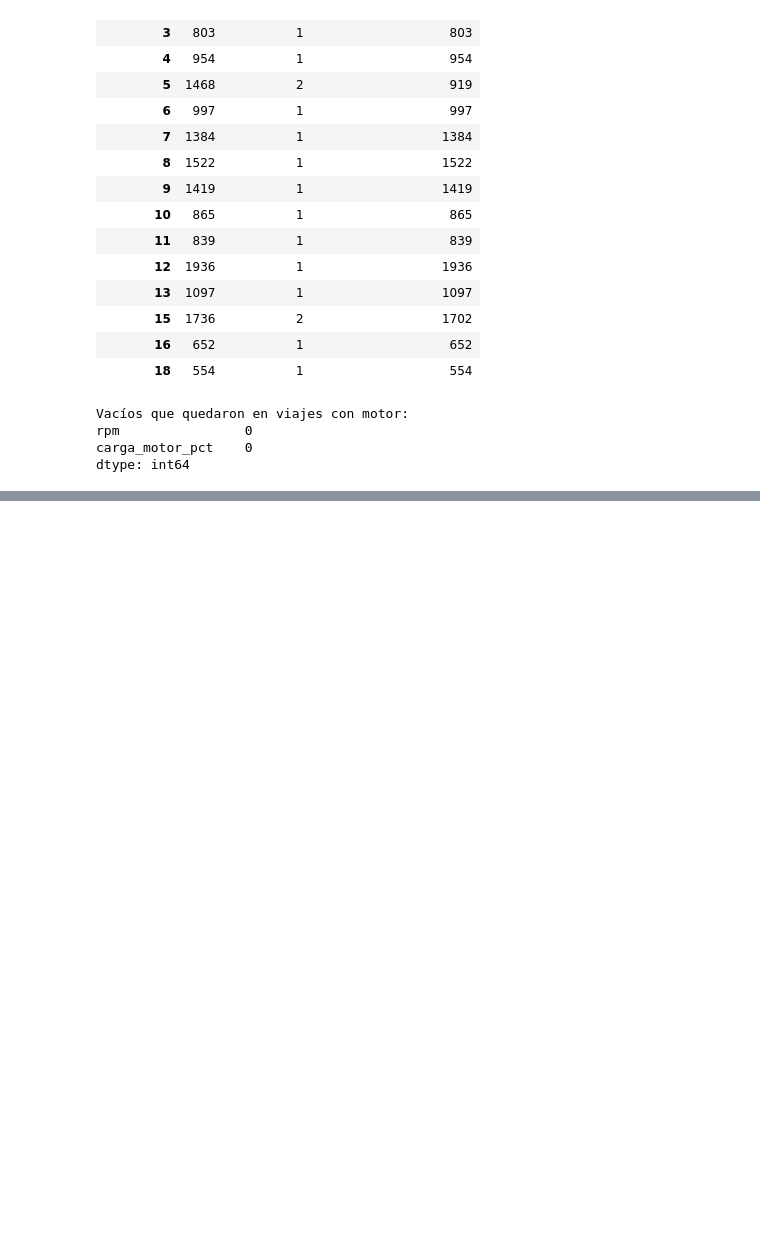
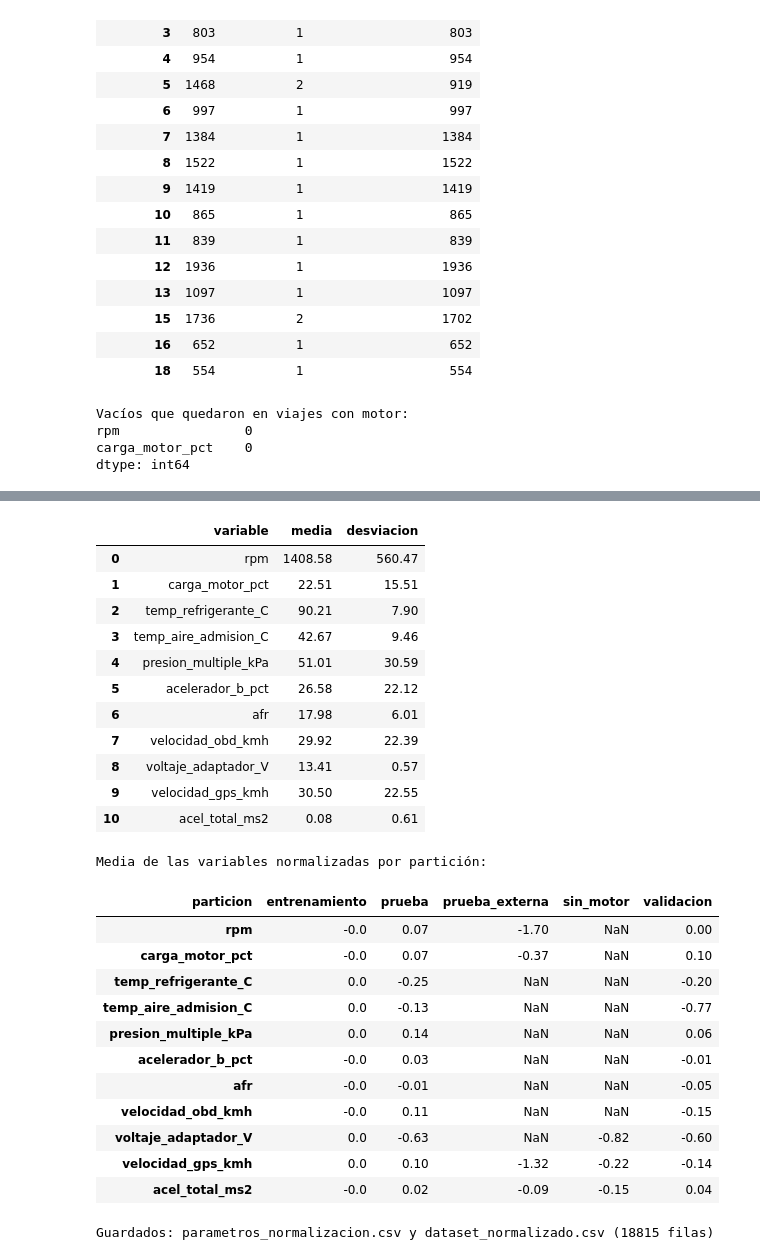
Before and after one commit to AlfCR/dnn-estadia, a Jupyter notebook: dnn_estadia_ACP.ipynb, the cells around one changed output, grey strips where cells are left out. Cells and saved outputs as stored; diff of their text form; code cells hidden in the pictures; blank space fills up the shorter version.

Commit message:
Limpieza, partición, normalización y ventanas.

```diff
--- a/dnn_estadia_ACP.ipynb
+++ b/dnn_estadia_ACP.ipynb
@@ -820,0 +873,72 @@ dtype: int64
+# %%
+#Celda 15 -> Normalización
+import pandas as pd
+import numpy as np
+import os
+
+df_part = pd.read_csv(os.path.join(ruta_salida, 'dataset_1hz_particionado.csv'), parse_dates=['timestamp'])
+
+VARIABLES_MODELO = [
+    'rpm', 'carga_motor_pct', 'temp_refrigerante_C', 'temp_aire_admision_C',
+    'presion_multiple_kPa', 'acelerador_b_pct', 'afr', 'velocidad_obd_kmh',
+    'voltaje_adaptador_V', 'velocidad_gps_kmh', 'acel_total_ms2'
+]
+PARTICIONES_MODELO = ['entrenamiento', 'validacion', 'prueba']
+
+# Comprobación previa: las variables existen y no hay vacíos en las filas del modelo
+assert set(VARIABLES_MODELO) <= set(df_part.columns), "Falta alguna variable en el dataset."
+modelo = df_part['particion'].isin(PARTICIONES_MODELO)
+assert df_part.loc[modelo, VARIABLES_MODELO].notna().all().all(), "Hay vacíos en las filas del modelo."
+
+# Media y desviación solo con entrenamiento
+entrenamiento = df_part[df_part['particion'] == 'entrenamiento']
+media = entrenamiento[VARIABLES_MODELO].mean()
+desviacion = entrenamiento[VARIABLES_MODELO].std()
+assert (desviacion > 0).all(), "Hay variables con desviación cero en entrenamiento."
+
+# Aplicar la misma escala a todas las filas
+df_norm = df_part.copy()
+df_norm[VARIABLES_MODELO] = (df_norm[VARIABLES_MODELO] - media) / desviacion
+
+# Comprobaciones: entrenamiento con media 0 y desviación 1; sin infinitos
+z_train = df_norm.loc[df_norm['particion'] == 'entrenamiento', VARIABLES_MODELO]
+assert np.allclose(z_train.mean(), 0, atol=1e-6), "La media en entrenamiento no es 0."
+assert np.allclose(z_train.std(), 1, atol=1e-6), "La desviación en entrenamiento no es 1."
+assert not np.isinf(df_norm[VARIABLES_MODELO].to_numpy()).any(), "Hay valores infinitos."
+
+# Guardar parámetros y el dataset
+parametros = pd.DataFrame({'variable': VARIABLES_MODELO, 'media': media.values, 'desviacion': desviacion.values})
+parametros.to_csv(os.path.join(ruta_salida, 'parametros_normalizacion.csv'), index=False)
+df_norm.to_csv(os.path.join(ruta_salida, 'dataset_normalizado.csv'), index=False)
+
+display(parametros.round(2))
+print("\nMedia de las variables normalizadas por partición:")
+display(df_norm.groupby('particion')[VARIABLES_MODELO].mean().round(2).T)
+print(f"\nGuardados: parametros_normalizacion.csv y dataset_normalizado.csv ({len(df_norm)} filas)")
+# %% [output]
+|  | variable | media | desviacion |
+| 0 | rpm | 1408.58 | 560.47 |
+| 1 | carga_motor_pct | 22.51 | 15.51 |
+| 2 | temp_refrigerante_C | 90.21 | 7.90 |
+| 3 | temp_aire_admision_C | 42.67 | 9.46 |
+| 4 | presion_multiple_kPa | 51.01 | 30.59 |
+| 5 | acelerador_b_pct | 26.58 | 22.12 |
+| 6 | afr | 17.98 | 6.01 |
+| 7 | velocidad_obd_kmh | 29.92 | 22.39 |
+| 8 | voltaje_adaptador_V | 13.41 | 0.57 |
+| 9 | velocidad_gps_kmh | 30.50 | 22.55 |
+| 10 | acel_total_ms2 | 0.08 | 0.61 |
+Media de las variables normalizadas por partición:
+| particion | entrenamiento | prueba | prueba_externa | sin_motor | validacion |
+| rpm | -0.0 | 0.07 | -1.70 | NaN | 0.00 |
+| carga_motor_pct | -0.0 | 0.07 | -0.37 | NaN | 0.10 |
+| temp_refrigerante_C | 0.0 | -0.25 | NaN | NaN | -0.20 |
+| temp_aire_admision_C | 0.0 | -0.13 | NaN | NaN | -0.77 |
+| presion_multiple_kPa | 0.0 | 0.14 | NaN | NaN | 0.06 |
+| acelerador_b_pct | -0.0 | 0.03 | NaN | NaN | -0.01 |
+| afr | -0.0 | -0.01 | NaN | NaN | -0.05 |
+| velocidad_obd_kmh | -0.0 | 0.11 | NaN | NaN | -0.15 |
+| voltaje_adaptador_V | 0.0 | -0.63 | NaN | -0.82 | -0.60 |
+| velocidad_gps_kmh | 0.0 | 0.10 | -1.32 | -0.22 | -0.14 |
+| acel_total_ms2 | -0.0 | 0.02 | -0.09 | -0.15 | 0.04 |
+Guardados: parametros_normalizacion.csv y dataset_normalizado.csv (18815 filas)
```
Also changed, not shown: parts of 10 cells of this notebook.
